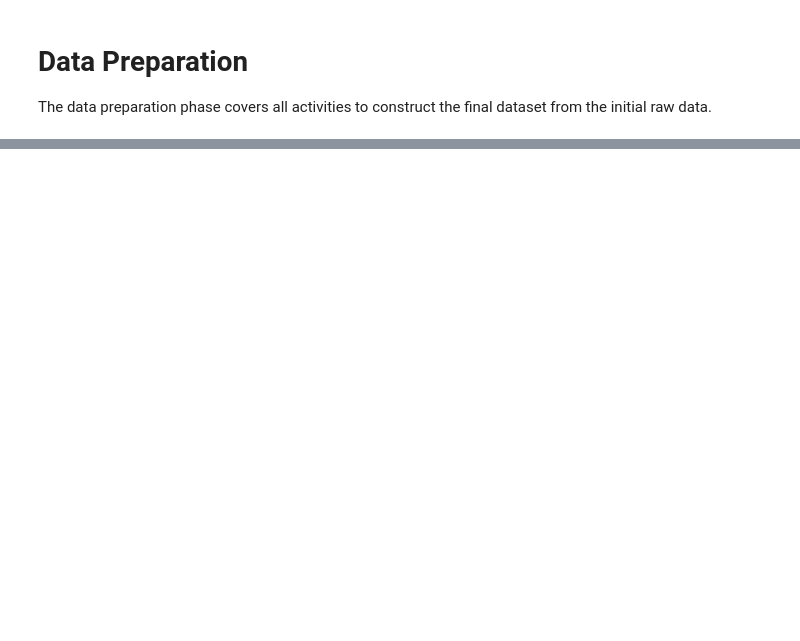
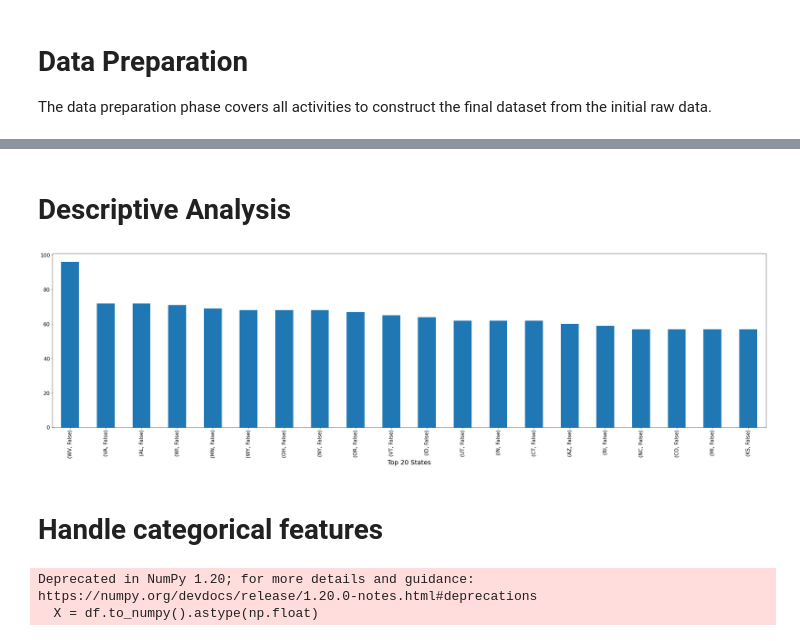
Before and after one commit to ghPRao/customer_churn, a Jupyter notebook: exploratory/data_exploration.ipynb, the cells around one changed output, grey strips where cells are left out. Cells and saved outputs as stored; diff of their text form; code cells hidden in the pictures; blank space fills up the shorter version.

```diff
--- a/exploratory/data_exploration.ipynb
+++ b/exploratory/data_exploration.ipynb
@@ -88,0 +116,15 @@ The data preparation phase covers all activities to construct the final dataset
+# %%
+df.drop(['phone number'], inplace=True, axis=1)
+# %% [markdown]
+# Descriptive Analysis
+# %%
+# Churn by State
+
+plt.rcParams['font.size'] = '16'
+df.groupby(["state", "churn"]).size().sort_values(ascending=False ).head(20).plot(kind='bar', stacked=False, figsize=(40, 10))
+plt.xlabel('Top 20 States', fontsize=20)
+plt.show()
+# %% [output]
+[figure, added]
+# %% [markdown]
+# Handle categorical features
@@ -88,0 +141,10 @@ The data preparation phase covers all activities to construct the final dataset
+# %%
+X = df.to_numpy().astype(np.float)
+X.shape, X
+
+scaler = preprocessing.StandardScaler()
+
+X = scaler.fit_transform(X)
+# %% [output]
+Deprecated in NumPy 1.20; for more details and guidance: https://numpy.org/devdocs/release/1.20.0-notes.html#deprecations
+  X = df.to_numpy().astype(np.float)
```
Also changed, not shown: parts of 12 cells of this notebook.
